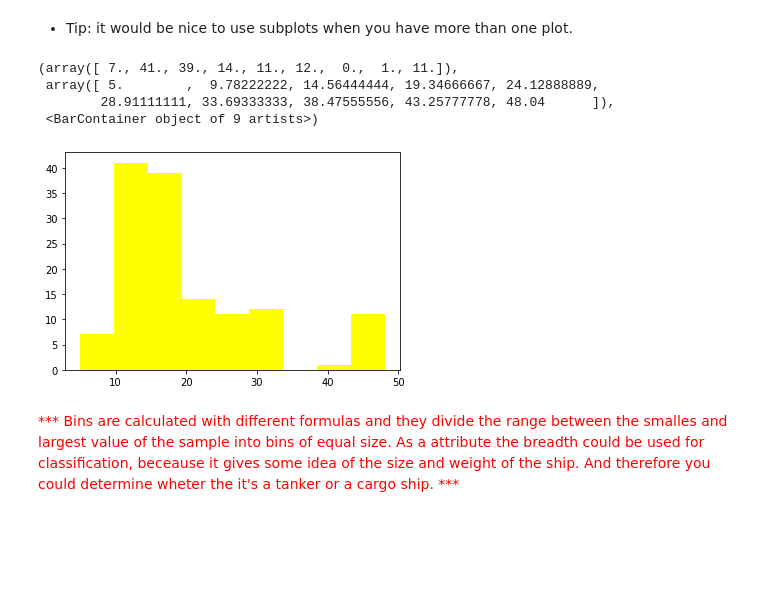
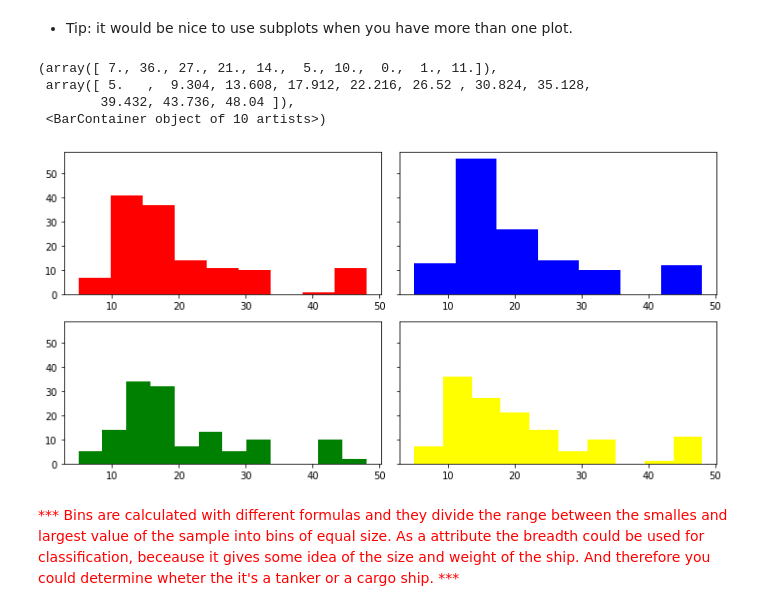
Before and after one commit to K-H-P/UTU_TKO-3103, a Jupyter notebook: Exercise2/solved_Exercise2.ipynb, the cells around one changed output. Drawn from its saved outputs; the diff is of its cells as text; code cells hidden in the pictures; blank space fills up the shorter version.

```diff
--- a/Exercise2/solved_Exercise2.ipynb
+++ b/Exercise2/solved_Exercise2.ipynb
@@ -459,18 +459,19 @@ _________
 # %%
 ### Script here
 plot_shipdata = df_combined_shipdata
-#fig, ax = plt.subplot()
+fig, axs = plt.subplots(2, 2, sharey=True, tight_layout=True, figsize=(10,5))
+bins = ['sturges', 'scott', 'sqrt', 'fd']
 
-#plt.hist(plot_shipdata['Breadth'], bins ='sturges', color = 'red')
-#plt.hist(plot_shipdata['Breadth'], bins = 'scott', color = 'blue')
-#plt.hist(plot_shipdata['Breadth'], bins = 'sqrt', color = 'green')
-plt.hist(plot_shipdata['Breadth'], bins = 'fd', color = 'yellow')
+axs[0,0].hist(plot_shipdata['Breadth'], bins ='sturges', color = 'red')
+axs[0,1].hist(plot_shipdata['Breadth'], bins = 'scott', color = 'blue')
+axs[1,0].hist(plot_shipdata['Breadth'], bins = 'sqrt', color = 'green')
+axs[1,1].hist(plot_shipdata['Breadth'], bins = 'fd', color = 'yellow')
 # %% [output]
-(array([ 7., 41., 39., 14., 11., 12.,  0.,  1., 11.]),
- array([ 5.        ,  9.78222222, 14.56444444, 19.34666667, 24.12888889,
-        28.91111111, 33.69333333, 38.47555556, 43.25777778, 48.04      ]),
- <BarContainer object of 9 artists>)
+(array([ 7., 36., 27., 21., 14.,  5., 10.,  0.,  1., 11.]),
+ array([ 5.   ,  9.304, 13.608, 17.912, 22.216, 26.52 , 30.824, 35.128,
+        39.432, 43.736, 48.04 ]),
+ <BarContainer object of 10 artists>)
-[figure, old version]
+[figure, new version]
 # %% [markdown]
 <font color = red> \*** Bins are calculated with different formulas and they divide the range between the smalles and largest value of the sample into bins of equal size. As a attribute the breadth could be used for classification, beceause it gives some idea of the size and weight of the ship. And therefore you could determine wheter the it's a tanker or a cargo ship. *** </font>
 # %% [markdown]
```
